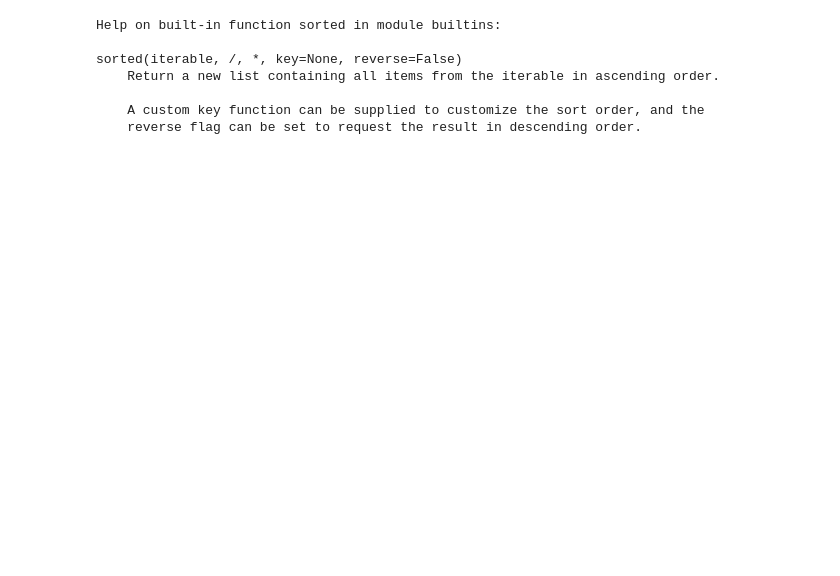
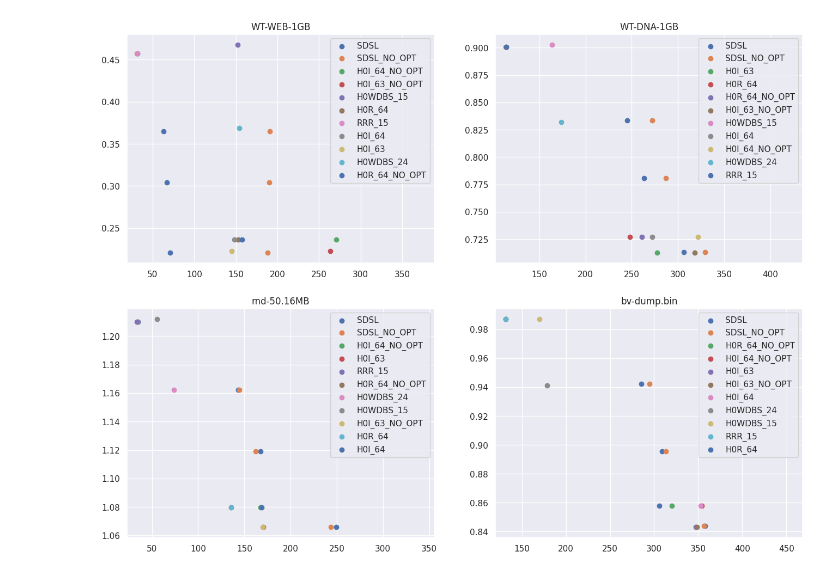
Before and after one commit to saskeli/h0_bv, a Jupyter notebook: results.ipynb, the cells around one changed output. Saved outputs shown, nothing was run; the diff lists cells and outputs as text; code cells hidden in the pictures; blank space fills up the shorter version.

```diff
--- a/results.ipynb
+++ b/results.ipynb
@@ -122,11 +150,29 @@ for ds, tups in results.items():
 # %%
-help(sorted)
+files = set(df["data_set"])
+sdf = df[df["machine"] == testset][df["type"].isin(['H0I', 'H0R', 'H0WDBS', 'RRR', 'SDSL'])]
+plt.figure(figsize=(16, 12))
+for i, dat in enumerate(files):
+    plt.subplot(2, 2, i + 1)
+    ddf = sdf[sdf["data_set"] == dat]
+    legs = []
+    tdf = ddf[sdf["type"] == "SDSL"][sdf["OPT"] == True]
+    sdat = [(b, a, s / e) for a, s, e, b in zip(tdf["access"], tdf["size_bytes"], tdf["elems"], tdf["block_size"])]
+    plt.scatter([t[1] for t in sdat], [t[2] for t in sdat])
+    legs.append("SDSL")
+    tdf = ddf[sdf["type"] == "SDSL"][sdf["OPT"] == False]
+    sdat = [(b, a, s / e) for a, s, e, b in zip(tdf["access"], tdf["size_bytes"], tdf["elems"], tdf["block_size"])]
+    plt.scatter([t[1] for t in sdat], [t[2] for t in sdat])
+    legs.append("SDSL_NO_OPT")
+    tdf = ddf[sdf["type"].isin(['H0I', 'H0R', 'H0WDBS', 'RRR'])]
+    for a, s, e, t, b, o in zip(tdf["access"], tdf["size_bytes"], tdf["elems"], tdf["type"], tdf["block_size"], tdf["OPT"]):
+        plt.scatter([a], [s / e])
+        legs.append(f"{t}_{b}{'_NO_OPT' if o == False else ''}")
+    plt.legend(legs)
+    plt.title(dat[:-4])
+    l, r = plt.xlim()
+    plt.xlim((l, r + (r - l)/2.5))
+plt.savefig(f"mess_{testset}.png")
+plt.show()
 # %% [output]
-Help on built-in function sorted in module builtins:
-
-sorted(iterable, /, *, key=None, reverse=False)
-    Return a new list containing all items from the iterable in ascending order.
-
-    A custom key function can be supplied to customize the sort order, and the
-    reverse flag can be set to request the result in descending order.
+[figure, added]
 # %%
```
Also changed, not shown: parts of 8 cells of this notebook, 3 other files.
